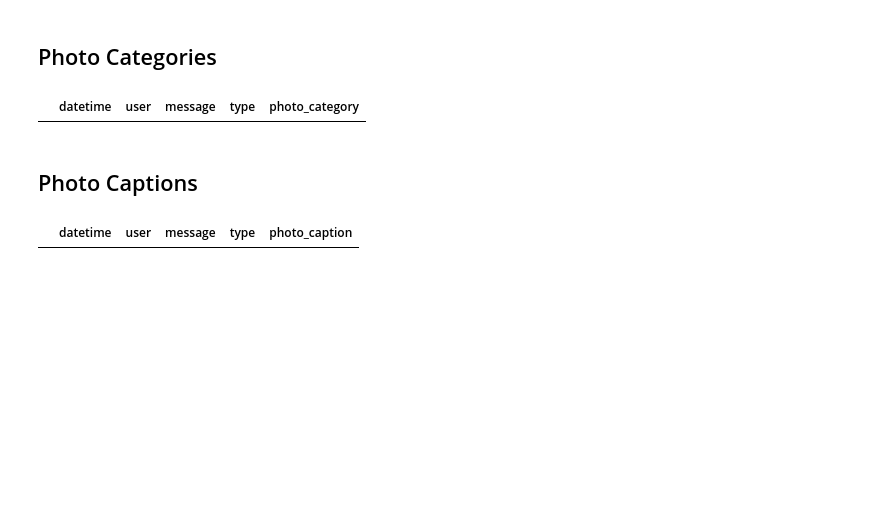
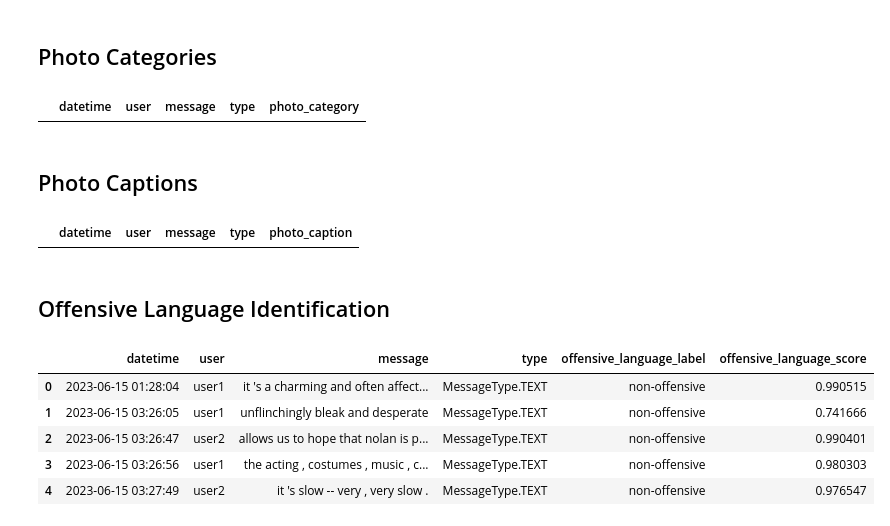
Before and after one commit to dhg-applab/whatsapp-analyser, a Jupyter notebook: example.ipynb, the cells around one changed output. Saved outputs shown, nothing was run; the diff lists cells and outputs as text; code cells hidden in the pictures; blank space fills up the shorter version.

Commit message:
Add functions for offensive language identification in chat

```diff
--- a/example.ipynb
+++ b/example.ipynb
@@ -424,3 +424,16 @@ chat_photos = analyser.caption_photos()
 chat_photos
 # %% [output]
 |  | datetime | user | message | type | photo_caption |
+# %% [markdown]
+## Offensive Language Identification
+# %%
+chat_messages = analyser.identify_offensive_language()
+# %%
+chat_messages.head()
+# %% [output]
+|  | datetime | user | message | type | offensive_language_label | offensive_language_score |
+| 0 | 2023-06-15 01:28:04 | user1 | it 's a charming and often affect... | MessageType.TEXT | non-offensive | 0.990515 |
+| 1 | 2023-06-15 03:26:05 | user1 | unflinchingly bleak and desperate | MessageType.TEXT | non-offensive | 0.741666 |
+| 2 | 2023-06-15 03:26:47 | user2 | allows us to hope that nolan is p... | MessageType.TEXT | non-offensive | 0.990401 |
+| 3 | 2023-06-15 03:26:56 | user1 | the acting , costumes , music , c... | MessageType.TEXT | non-offensive | 0.980303 |
+| 4 | 2023-06-15 03:27:49 | user2 | it 's slow -- very , very slow . | MessageType.TEXT | non-offensive | 0.976547 |
```
Also changed, not shown: 1 other file.
